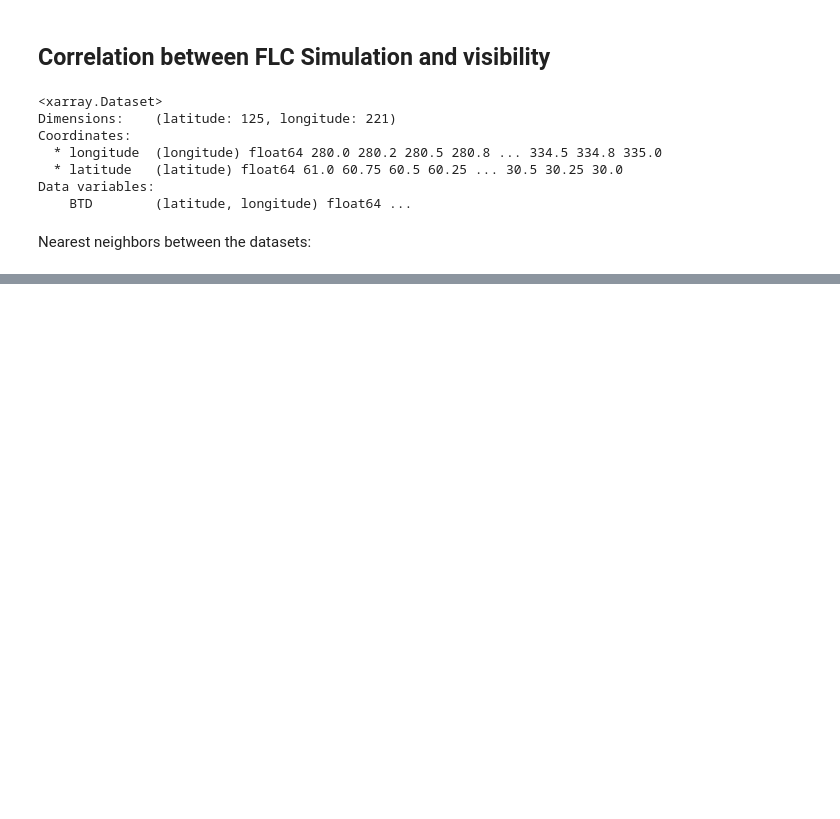
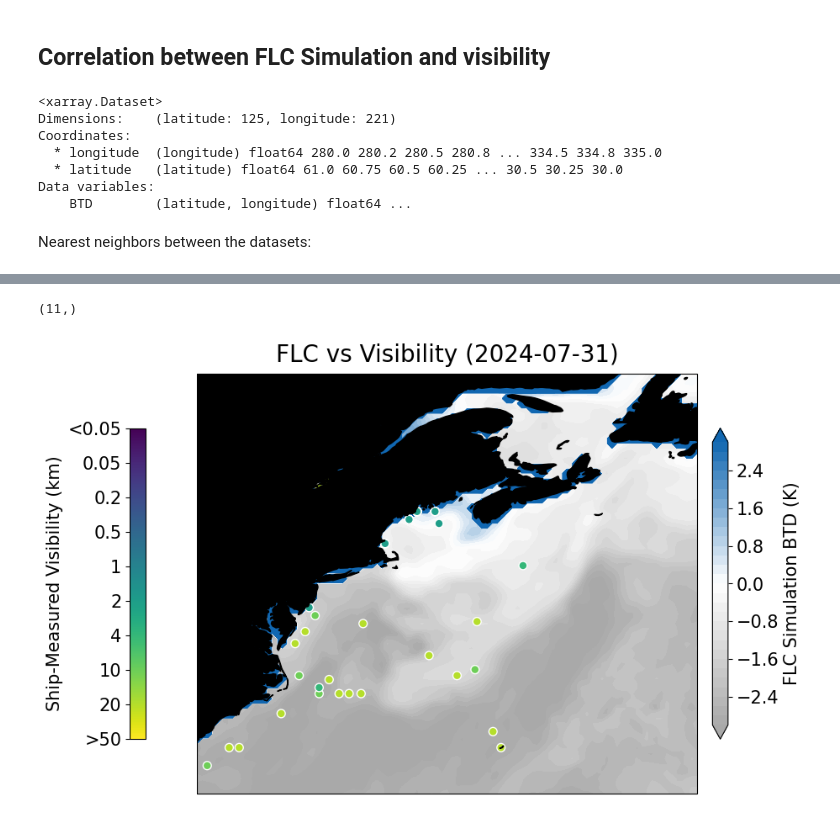
Before and after one commit to jesseturner/Maritime_Incidents, a Jupyter notebook: correlation_analysis.ipynb, the cells around one changed output, grey strips where cells are left out. Saved outputs shown, nothing was run; the diff lists cells and outputs as text; code cells hidden in the pictures; blank space fills up the shorter version.

```diff
--- a/correlation_analysis.ipynb
+++ b/correlation_analysis.ipynb
@@ -98,0 +101,49 @@ plt.show()
+# %%
+np.shape(flc_nearest_values)
+# %% [output]
+(11,)
+# %%
+from matplotlib.colors import LinearSegmentedColormap
+from matplotlib.colorbar import make_axes
+
+# Define the projection and figure
+projection = ccrs.PlateCarree(central_longitude=0)
+fig, ax = plt.subplots(1, figsize=(12, 12), subplot_kw={'projection': projection})
+
+# Custom colormap for contour plot
+colors = [(0, '#A9A9A9'), (0.5, 'white'), (1, '#1167b1')]
+cmap = LinearSegmentedColormap.from_list('custom_cmap', colors)
+levels = np.linspace(-3, 3, 31)
+
+# Contour plot
+c = ax.contourf(flc_lon, flc_lat, flc_values, cmap=cmap, extend='both', levels=levels)
+
+# Scatter plot
+s = ax.scatter(filtered_non_null_ds.VV.lon, filtered_non_null_ds.VV.lat, c=filtered_non_null_ds.VV, edgecolors='white', s=50, cmap='viridis')
+
+# Add primary colorbar for the contour plot
+clb = plt.colorbar(c, shrink=0.4, pad=0.02, ax=ax)
+clb.ax.tick_params(labelsize=15)
+clb.set_label('FLC Simulation BTD (K)', fontsize=15)
+
+# Add secondary colorbar for the scatter plot
+cax_s, kw_s = make_axes(ax, shrink=0.4, pad=0.08, location='left')
+clb_s = plt.colorbar(s, cax=cax_s, **kw_s)
+clb_s.ax.invert_yaxis()
+custom_ticks = [90, 91, 92, 93, 94, 95, 96, 97, 98, 99]
+custom_labels = ['<0.05', '0.05', '0.2', '0.5', '1', '2', '4', '10', '20', '>50']
+clb_s.set_ticks(custom_ticks)
+clb_s.set_ticklabels(custom_labels)
+clb_s.ax.tick_params(labelsize=15)
+clb_s.set_label('Ship-Measured Visibility (km)', fontsize=15)
+
+# Set map extent
+ax.set_extent([longitude_west, longitude_east, latitude_south, latitude_north], crs=ccrs.PlateCarree())
+
+# Title and land features
+ax.set_title("FLC vs Visibility (" + date + ")", fontsize=20, pad=10)
+ax.add_feature(feature.LAND, zorder=100, edgecolor='#000', facecolor='#000')
+
+plt.show()
+# %% [output]
+[figure, added]
```
Also changed, not shown: parts of 8 cells of this notebook.
